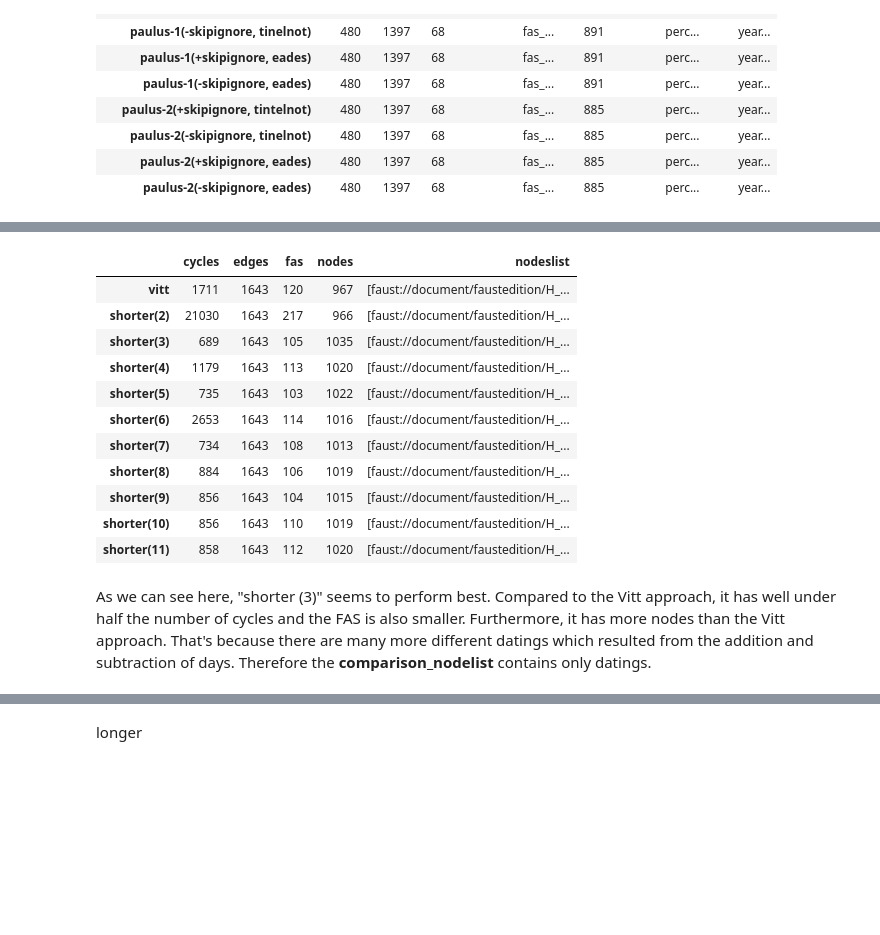
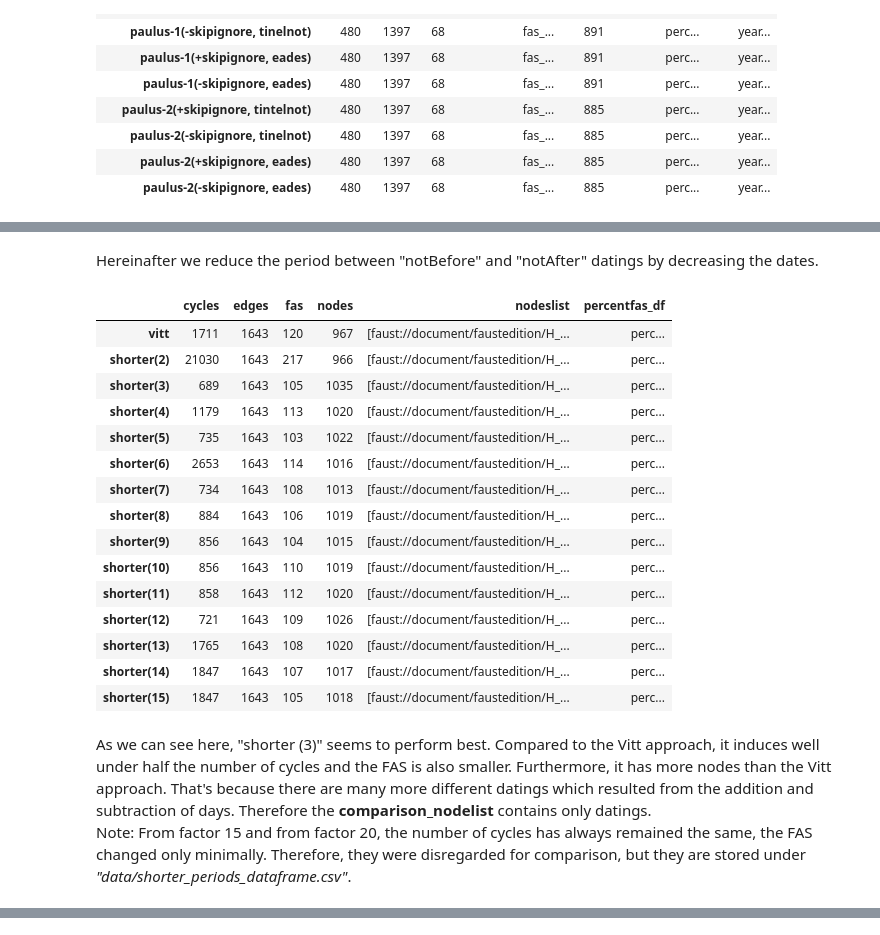
Before and after one commit to papajan3000/faust-macrogen-graph, a Jupyter notebook: macrogenesismodel_nb.ipynb, the cells around one changed output, grey strips where cells are left out. Saved outputs shown, nothing was run; the diff lists cells and outputs as text; code cells hidden in the pictures; blank space fills up the shorter version.

Commit message:
fix: smaller improvements

```diff
--- a/macrogenesismodel_nb.ipynb
+++ b/macrogenesismodel_nb.ipynb
@@ -331,18 +310,0 @@ determine the six columns. Each of these columns will be first stored in a DataF
-# %%
-#frequency of the researcher as manuscript source
-fas_source_counter = Counter()
-for edge in G_fas:
-    if G.has_edge(edge[0], edge[1]):
-        edge_data = G.get_edge_data(edge[0], edge[1])
-        key = edge_data["source"]
-        if fas_source_counter[key]:
-            fas_source_counter[key] += 1
-        else:
-            fas_source_counter[key] = 1
-
-
-fasfrequency_df = pd.DataFrame.from_dict(OrderedDict(fas_source_counter.most_common()),
-                                         orient="index").reset_index()
-fasfrequency_df = fasfrequency_df.rename(columns={"index":"source", 0:"fas_frequency"})
-fasfrequency_df.set_index("source", inplace=True)
-fasfrequency_df
@@ -533,7 +461,7 @@ metaparamdict = {"vitt(+skipignore, tintelnot)" : ["vitt", True, True],
                 "paulus-2(+skipignore, eades)" : ["paulus-2", True, False],
                  "paulus-2(-skipignore, eades)" : ["paulus-2", False, False],
                 }
-meta_fas_test_dict = {}
+meta_feature_dict = {}
 
 for key, paramlist in metaparamdict.items():
-    meta_fas_test_dict[key] = fas_test(paramlist, special_researchers)
+    meta_feature_dict[key] = comparisonutils.gen_feature_dict(paramlist, special_researchers)
@@ -672,3 +618,5 @@ TODO
+# %% [markdown]
+Hereinafter we reduce the period between "notBefore" and "notAfter" datings by decreasing the dates.
 # %%
 #factor can not be 1 (doesn't make not any sense and doesn't work with our algorithm)
 metafactordict = {"vitt" : ["vitt", False, True],
@@ -681,35 +629,44 @@ metafactordict = {"vitt" : ["vitt", False, True],
                  "shorter(8)" : ["shorter_period", False, True, 8],
                  "shorter(9)" : ["shorter_period", False, True, 9],
                  "shorter(10)" : ["shorter_period", False, True, 10],
-                 "shorter(11)" : ["shorter_period", False, True, 11]}
+                 "shorter(11)" : ["shorter_period", False, True, 11],
+                 "shorter(12)" : ["shorter_period", False, True, 12],
+                 "shorter(13)" : ["shorter_period", False, True, 13],
+                 "shorter(14)" : ["shorter_period", False, True, 14],
+                 "shorter(15)" : ["shorter_period", False, True, 15]}
 
 
-meta_factor_test_dict = {}
+meta_factor_dict = {}
 
 for key, paramlist in metafactordict.items():
-    meta_factor_test_dict[key] = fas_test(paramlist, special_researchers)
+    meta_factor_dict[key] = comparisonutils.gen_feature_dict(paramlist, special_researchers)
 # %%
-meta_factor_df = pd.DataFrame(meta_factor_test_dict)
+meta_factor_df = pd.DataFrame(meta_factor_dict)
 meta_factor_df = meta_factor_df.T
 meta_factor_df = meta_factor_df.drop('fasfrequency_df', 1)
-meta_factor_df = meta_factor_df.drop('percentfas_df', 1)
+#meta_factor_df = meta_factor_df.drop('percentfas_df', 1)
 meta_factor_df = meta_factor_df.drop('source_df', 1)
 meta_factor_df
 # %% [output]
-|  | cycles | edges | fas | nodes | nodeslist |
-| vitt | 1711 | 1643 | 120 | 967 | [faust://document/faustedition/H_... |
-| shorter(2) | 21030 | 1643 | 217 | 966 | [faust://document/faustedition/H_... |
-| shorter(3) | 689 | 1643 | 105 | 1035 | [faust://document/faustedition/H_... |
-| shorter(4) | 1179 | 1643 | 113 | 1020 | [faust://document/faustedition/H_... |
-| shorter(5) | 735 | 1643 | 103 | 1022 | [faust://document/faustedition/H_... |
-| shorter(6) | 2653 | 1643 | 114 | 1016 | [faust://document/faustedition/H_... |
-| shorter(7) | 734 | 1643 | 108 | 1013 | [faust://document/faustedition/H_... |
-| shorter(8) | 884 | 1643 | 106 | 1019 | [faust://document/faustedition/H_... |
-| shorter(9) | 856 | 1643 | 104 | 1015 | [faust://document/faustedition/H_... |
-| shorter(10) | 856 | 1643 | 110 | 1019 | [faust://document/faustedition/H_... |
-| shorter(11) | 858 | 1643 | 112 | 1020 | [faust://document/faustedition/H_... |
+|  | cycles | edges | fas | nodes | nodeslist | percentfas_df |
+| vitt | 1711 | 1643 | 120 | 967 | [faust://document/faustedition/H_... | perc... |
+| shorter(2) | 21030 | 1643 | 217 | 966 | [faust://document/faustedition/H_... | perc... |
+| shorter(3) | 689 | 1643 | 105 | 1035 | [faust://document/faustedition/H_... | perc... |
+| shorter(4) | 1179 | 1643 | 113 | 1020 | [faust://document/faustedition/H_... | perc... |
+| shorter(5) | 735 | 1643 | 103 | 1022 | [faust://document/faustedition/H_... | perc... |
+| shorter(6) | 2653 | 1643 | 114 | 1016 | [faust://document/faustedition/H_... | perc... |
+| shorter(7) | 734 | 1643 | 108 | 1013 | [faust://document/faustedition/H_... | perc... |
+| shorter(8) | 884 | 1643 | 106 | 1019 | [faust://document/faustedition/H_... | perc... |
+| shorter(9) | 856 | 1643 | 104 | 1015 | [faust://document/faustedition/H_... | perc... |
+| shorter(10) | 856 | 1643 | 110 | 1019 | [faust://document/faustedition/H_... | perc... |
+| shorter(11) | 858 | 1643 | 112 | 1020 | [faust://document/faustedition/H_... | perc... |
+| shorter(12) | 721 | 1643 | 109 | 1026 | [faust://document/faustedition/H_... | perc... |
+| shorter(13) | 1765 | 1643 | 108 | 1020 | [faust://document/faustedition/H_... | perc... |
+| shorter(14) | 1847 | 1643 | 107 | 1017 | [faust://document/faustedition/H_... | perc... |
+| shorter(15) | 1847 | 1643 | 105 | 1018 | [faust://document/faustedition/H_... | perc... |
 # %% [markdown]
-As we can see here, "shorter (3)" seems to perform best. Compared to the Vitt approach, it has well under half the number of cycles and the FAS is also smaller. Furthermore, it has more nodes than the Vitt approach. That's because there are many more different datings which resulted from the addition and subtraction of days. Therefore the <b>comparison_nodelist</b> contains only datings.
+As we can see here, "shorter (3)" seems to perform best. Compared to the Vitt approach, it induces well under half the number of cycles and the FAS is also smaller. Furthermore, it has more nodes than the Vitt approach. That's because there are many more different datings which resulted from the addition and subtraction of days. Therefore the <b>comparison_nodelist</b> contains only datings.<br>
+Note: From factor 15 and from factor 20, the number of cycles has always remained the same, the FAS changed only minimally. Therefore, they were disregarded for comparison, but they are stored under <i>"data/shorter_periods_dataframe.csv"</i>.
 # %%
 shorter3nodelist = meta_factor_df["nodeslist"]["shorter(3)"]
 vittnodeslist = meta_factor_df["nodeslist"]["vitt"]
@@ -739,5 +696,3 @@ comparison_nodelist
  '1833-04-21 00:00:00',
  '1836-04-14 00:00:00',
  '1836-05-13 00:00:00']
-# %% [markdown]
-longer
```
Also changed, not shown: parts of 177 cells of this notebook, 11 other files.
